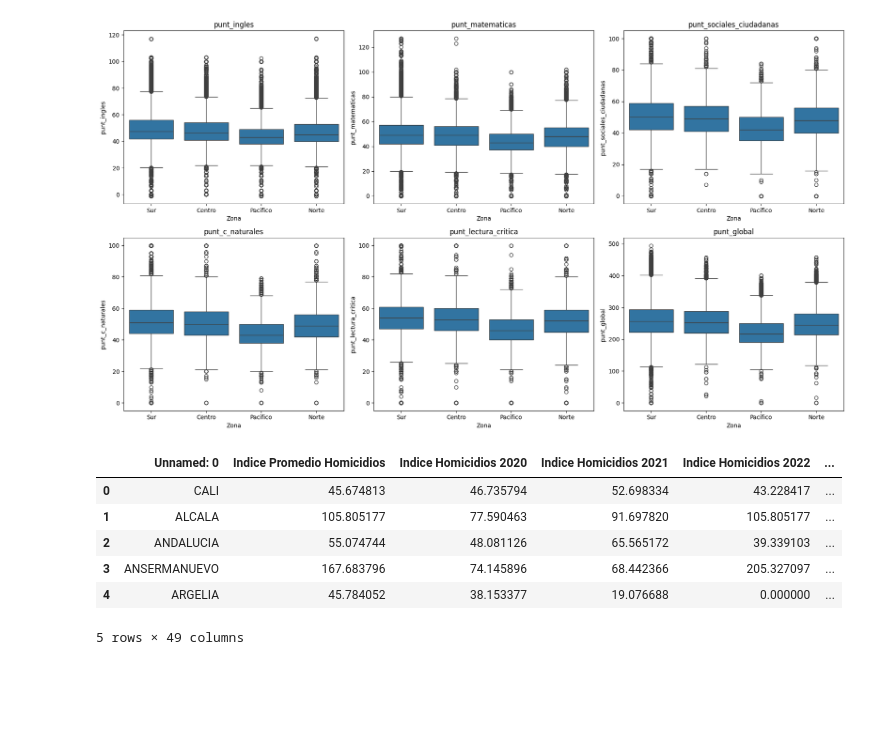
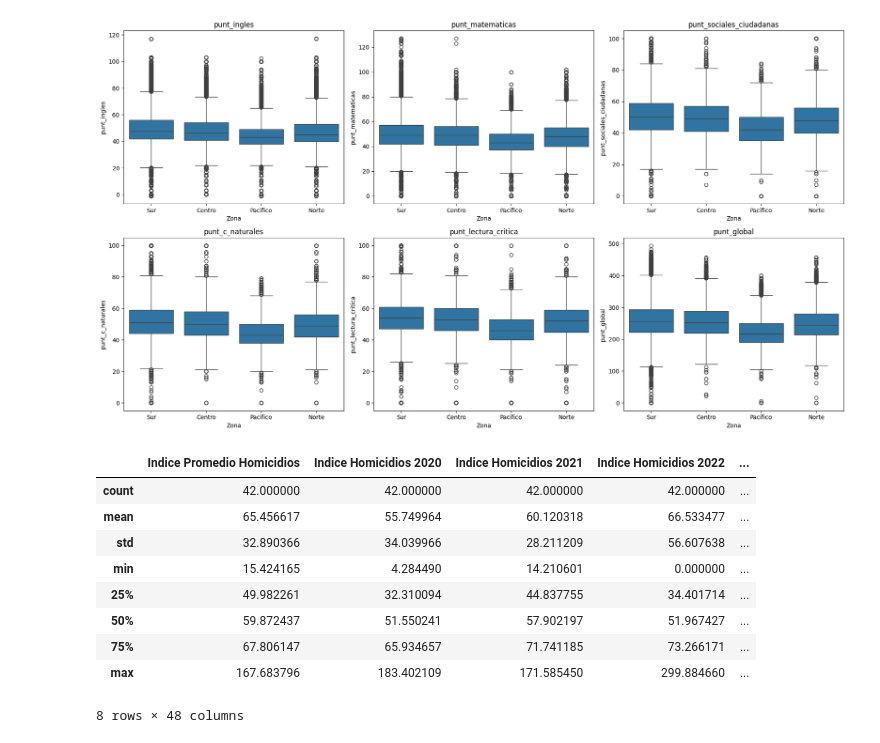
Before and after one commit to juancamilogoomezz/Proyecto-1, a Jupyter notebook: Notebook Consultas Violencia.ipynb, the cells around one changed output. Cells and saved outputs as stored; diff of their text form; code cells hidden in the pictures; blank space fills up the shorter version.

```diff
--- a/Notebook Consultas Violencia.ipynb
+++ b/Notebook Consultas Violencia.ipynb
@@ -405,11 +404,15 @@ plt.show()
 # %%
 indicesviolencia = pd.read_excel("Violencia Valle del Cauca Indices con Página con todo junto.xlsx", sheet_name="Todos los Datos")
 indicesviolencia.head()
+indicesviolencia.describe()
 # %% [output]
-|  | Unnamed: 0 | Indice Promedio Homicidios | Indice Homicidios 2020 | Indice Homicidios 2021 | Indice Homicidios 2022 | ... |
-| 0 | CALI | 45.674813 | 46.735794 | 52.698334 | 43.228417 | ... |
-| 1 | ALCALA | 105.805177 | 77.590463 | 91.697820 | 105.805177 | ... |
-| 2 | ANDALUCIA | 55.074744 | 48.081126 | 65.565172 | 39.339103 | ... |
-| 3 | ANSERMANUEVO | 167.683796 | 74.145896 | 68.442366 | 205.327097 | ... |
-| 4 | ARGELIA | 45.784052 | 38.153377 | 19.076688 | 0.000000 | ... |
+|  | Indice Promedio Homicidios | Indice Homicidios 2020 | Indice Homicidios 2021 | Indice Homicidios 2022 | ... |
+| count | 42.000000 | 42.000000 | 42.000000 | 42.000000 | ... |
+| mean | 65.456617 | 55.749964 | 60.120318 | 66.533477 | ... |
+| std | 32.890366 | 34.039966 | 28.211209 | 56.607638 | ... |
+| min | 15.424165 | 4.284490 | 14.210601 | 0.000000 | ... |
+| 25% | 49.982261 | 32.310094 | 44.837755 | 34.401714 | ... |
+| 50% | 59.872437 | 51.550241 | 57.902197 | 51.967427 | ... |
+| 75% | 67.806147 | 65.934657 | 71.741185 | 73.266171 | ... |
+| max | 167.683796 | 183.402109 | 171.585450 | 299.884660 | ... |
-5 rows × 49 columns
+8 rows × 48 columns
```
Also changed, not shown: parts of 1 cell of this notebook.
